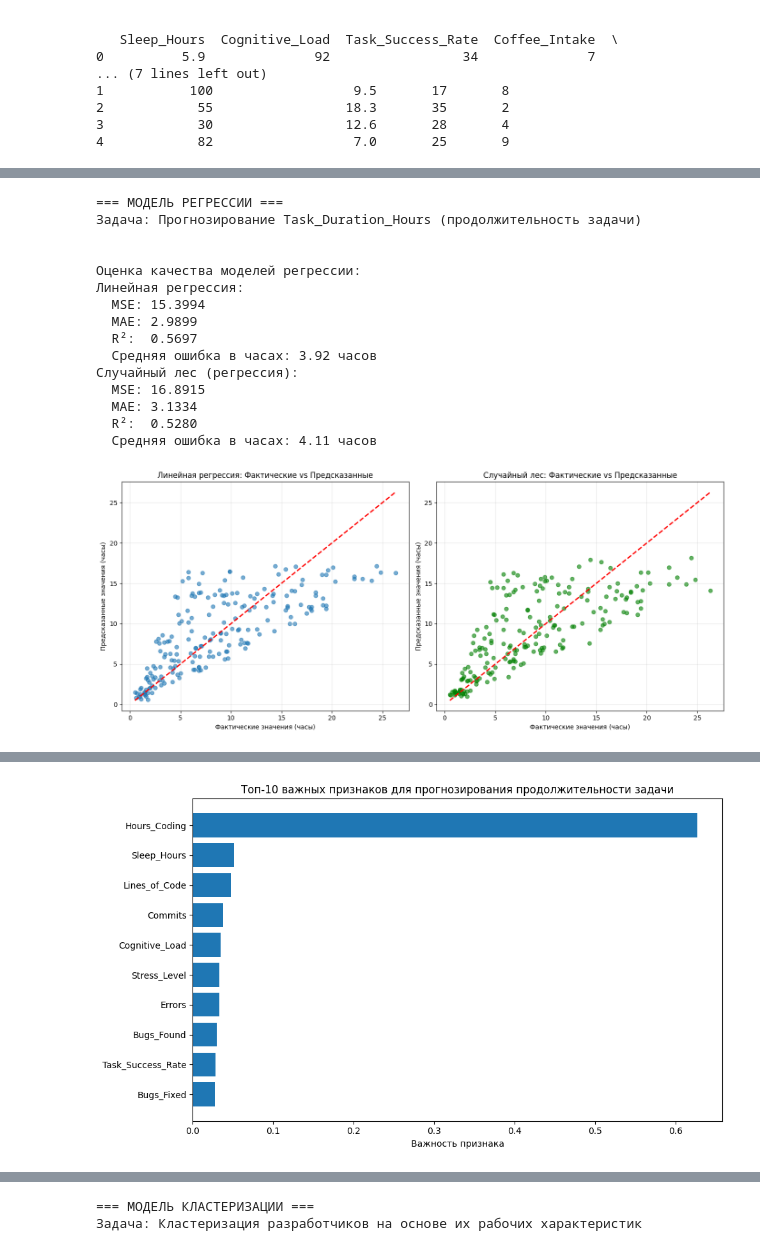
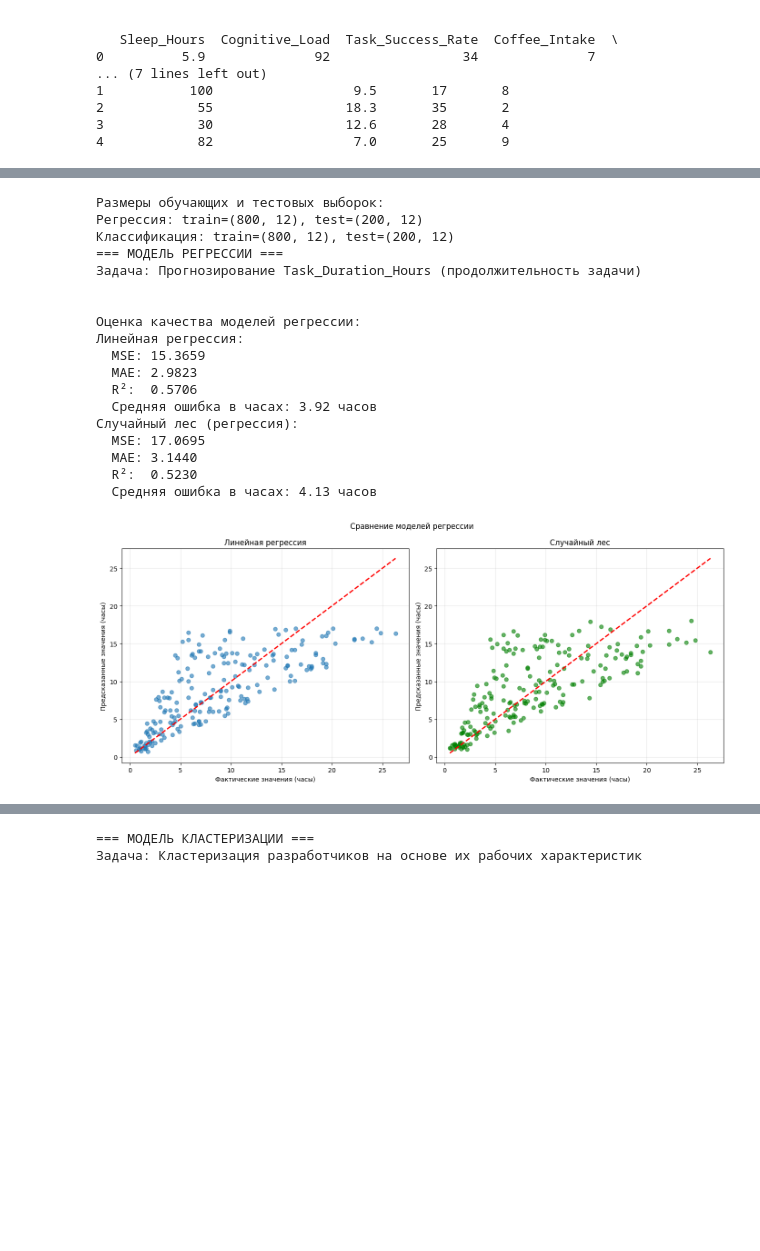
Before and after one commit to wanttmcl/study, a Jupyter notebook: Untitled2.ipynb, the cells around one changed output, grey strips where cells are left out. Cells and saved outputs as stored; diff of their text form; code cells hidden in the pictures; blank space fills up the shorter version.

```diff
--- a/Untitled2.ipynb
+++ b/Untitled2.ipynb
@@ -180,4 +158,26 @@ print(f"Классификация: train={X_clf_train.shape}, test={X_clf_test.
 # %%
+from sklearn.preprocessing import StandardScaler
+
+scaler_reg = StandardScaler()  # Отдельный для регрессии
+scaler_clf = StandardScaler()  # Отдельный для классификации
+# Для регрессии
+X_reg_scaled = scaler_reg.fit_transform(X_reg)
+X_reg_train, X_reg_test, y_reg_train, y_reg_test = train_test_split(
+    X_reg_scaled, y_reg, test_size=0.2, random_state=42
+)
+
+# Для классификации
+X_clf_scaled = scaler_clf.fit_transform(X_clf)
+X_clf_train, X_clf_test, y_clf_train, y_clf_test = train_test_split(
+    X_clf_scaled, y_clf, test_size=0.2, random_state=42, stratify=y_clf
+)
+
+# Для кластеризации
+X_clust_scaled = scaler.fit_transform(X_clust)
+
+print(f"\nРазмеры обучающих и тестовых выборок:")
+print(f"Регрессия: train={X_reg_train.shape}, test={X_reg_test.shape}")
+print(f"Классификация: train={X_clf_train.shape}, test={X_clf_test.shape}")
 print("=== МОДЕЛЬ РЕГРЕССИИ ===")
 print("Задача: Прогнозирование Task_Duration_Hours (продолжительность задачи)\n")
 
@@ -205,63 +205,49 @@ def evaluate_regression(y_true, y_pred, model_name):
     return mse, mae, r2
 print("\nОценка качества моделей регрессии:")
 mse_lr, mae_lr, r2_lr = evaluate_regression(y_reg_test, y_reg_pred_lr, "Линейная регрессия")
 mse_rf, mae_rf, r2_rf = evaluate_regression(y_reg_test, y_reg_pred_rf, "Случайный лес (регрессия)")
 
-# Визуализация результатов регрессии
+# Визуализация
 fig, axes = plt.subplots(1, 2, figsize=(14, 6))
 
-# Предсказания vs Фактические значения для линейной регрессии
-axes[0].scatter(y_reg_test, y_reg_pred_lr, alpha=0.6)
+# График 1: Линейная регрессия
+axes[0].scatter(y_reg_test.values, y_reg_pred_lr, alpha=0.6)  # используем .values
 axes[0].plot([y_reg_test.min(), y_reg_test.max()],
              [y_reg_test.min(), y_reg_test.max()], 'r--', lw=2)
 axes[0].set_xlabel('Фактические значения (часы)')
 axes[0].set_ylabel('Предсказанные значения (часы)')
-axes[0].set_title('Линейная регрессия: Фактические vs Предсказанные')
+axes[0].set_title('Линейная регрессия')
 axes[0].grid(True, alpha=0.3)
 
-# Предсказания vs Фактические значения для случайного леса
-axes[1].scatter(y_reg_test, y_reg_pred_rf, alpha=0.6, color='green')
+# График 2: Случайный лес
+axes[1].scatter(y_reg_test.values, y_reg_pred_rf, alpha=0.6, color='green')  # используем .values
 axes[1].plot([y_reg_test.min(), y_reg_test.max()],
              [y_reg_test.min(), y_reg_test.max()], 'r--', lw=2)
 axes[1].set_xlabel('Фактические значения (часы)')
 axes[1].set_ylabel('Предсказанные значения (часы)')
-axes[1].set_title('Случайный лес: Фактические vs Предсказанные')
+axes[1].set_title('Случайный лес')
 axes[1].grid(True, alpha=0.3)
 
+plt.suptitle('Сравнение моделей регрессии')
 plt.tight_layout()
 plt.show()
-
-# Важность признаков для регрессии
-feature_importance = pd.DataFrame({
-    'feature': X_reg.columns,
-    'importance': rf_reg_model.feature_importances_
-}).sort_values('importance', ascending=False)
-
-print("\nТоп-10 важных признаков для прогнозирования продолжительности задачи:")
-print(feature_importance.head(10))
-
-# Визуализация важности признаков
-plt.figure(figsize=(10, 6))
-plt.barh(feature_importance['feature'].head(10), feature_importance['importance'].head(10))
-plt.xlabel('Важность признака')
-plt.title('Топ-10 важных признаков для прогнозирования продолжительности задачи')
-plt.gca().invert_yaxis()
-plt.tight_layout()
-plt.show()
 # %% [output]
+Размеры обучающих и тестовых выборок:
+Регрессия: train=(800, 12), test=(200, 12)
+Классификация: train=(800, 12), test=(200, 12)
 === МОДЕЛЬ РЕГРЕССИИ ===
 Задача: Прогнозирование Task_Duration_Hours (продолжительность задачи)
 
 
 Оценка качества моделей регрессии:
 Линейная регрессия:
-  MSE: 15.3994
-  MAE: 2.9899
-  R²:  0.5697
+  MSE: 15.3659
+  MAE: 2.9823
+  R²:  0.5706
   Средняя ошибка в часах: 3.92 часов
 Случайный лес (регрессия):
-  MSE: 16.8915
-  MAE: 3.1334
-  R²:  0.5280
-  Средняя ошибка в часах: 4.11 часов
+  MSE: 17.0695
+  MAE: 3.1440
+  R²:  0.5230
+  Средняя ошибка в часах: 4.13 часов
-[figure, old version]
+[figure, new version]
@@ -280 +253,0 @@ plt.show()
-[figure, removed]
```
Also changed, not shown: parts of 14 cells of this notebook.
